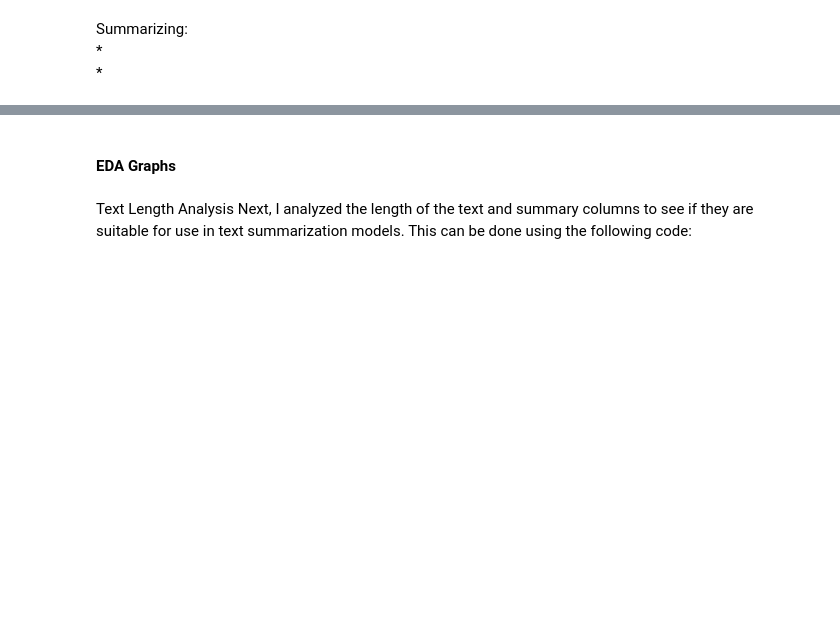
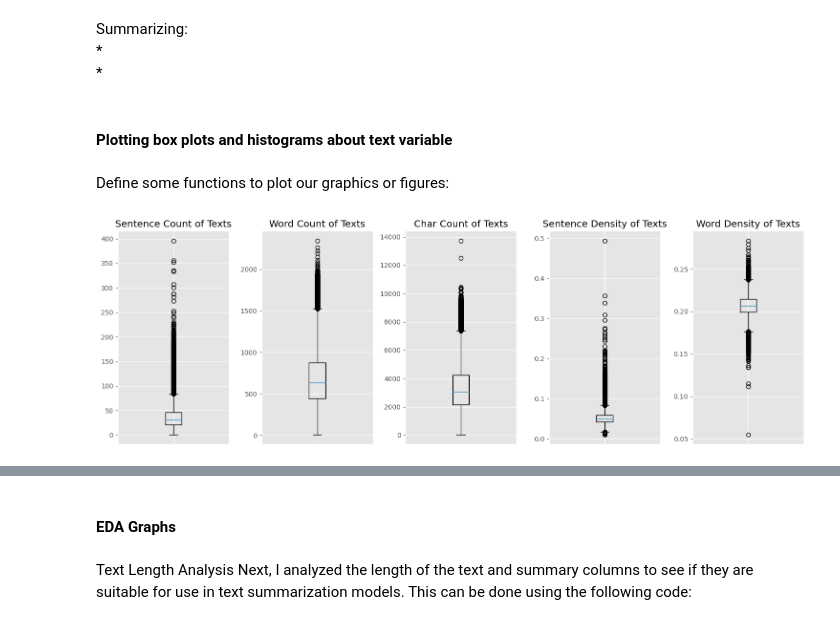
Before and after one commit to Aditya190600/SummaryGen, a Jupyter notebook: notebook/EDA.ipynb, the cells around one changed output, grey strips where cells are left out. Cells and saved outputs as stored; diff of their text form; code cells hidden in the pictures; blank space fills up the shorter version.

```diff
--- a/notebook/EDA.ipynb
+++ b/notebook/EDA.ipynb
@@ -24,7 +24,13 @@ import matplotlib.pyplot as plt
 import seaborn as sns
 import numpy as np
 
+import nltk
+#nltk.download('stopwords')
+#nltk.download('punkt')
+
 from nltk.corpus import stopwords
+stopwords = set(stopwords.words("english"))
+
 from nltk.util import ngrams
 
 from sklearn.feature_extraction.text import CountVectorizer
@@ -32,21 +38,23 @@ from collections import defaultdict
 from collections import  Counter
 
 plt.style.use('ggplot')
-stop=set(stopwords.words('english'))
 import re
 from nltk.tokenize import word_tokenize
 
+import smart_open
 import gensim
 from gensim.summarization.textcleaner import split_sentences
 
 import string
+import random
+
 #from keras.preprocessing.text import Tokenizer
 #from keras.preprocessing.sequence import pad_sequences
 from tqdm import tqdm
 # %%
 #df_BBC = pd.read_csv("D:\\WINDOWS\\Datasets\\Textual\\BBC News Summary\\BBC Text.csv", encoding='iso-8859-1')
 
-df_CNN = pd.read_csv("D:\\WINDOWS\\Datasets\\Textual\\cnn_dailymail\\train.csv", encoding='utf-8')
+df_CNN = pd.read_csv("/mnt/home/lakshmia/SummaryGen/cnn_dailymail/train.csv", encoding='utf-8')
 # %% [markdown]
 Top 5 Records in both datasets
 # %%
@@ -196,5 +199,5 @@ def count_stopwords(text, stopwords):
 punc = string.punctuation
 
 #Create the list of stopwords
-stopwords = stopwords.words('english')
+stopwords = nltk.corpus.stopwords.words('english')
 # %%
@@ -256,3 +286,22 @@ df_CNN[['text_sent_count', 'text_word_count', 'text_char_count', 'text_stopw_cou
 Summarizing:
 *
 *
+# %% [markdown]
+#### Plotting box plots and histograms about text variable
+# %%
+# We declare a new dataframe for plotting porpouses
+#data=dataset
+
+# Create a dictionary to title the columns based on their names
+labels_dict={'sum_word_count': 'Word Count of Summaries','text_word_count': 'Word Count of Texts',
+             'sum_char_count': 'Char Count of Summaries','text_char_count': 'Char Count of Texts',
+             'sum_word_density': 'Word Density of Summaries','text_word_density': 'Word Density of Texts',
+             'sum_punc_count': 'Punctuation Count of Summaries','text_punc_count': 'Punctuation Count of Texts',
+             'text_sent_count': 'Sentence Count of Texts', 'sum_sent_count': 'Sentence Count of Summaries',
+             'text_sent_density': 'Sentence Density of Texts', 'sum_sent_density': 'Sentence Density of Summaries',
+             'text_stopw_count': 'Stopwords Count of Texts', 'sum_stopw_count': 'Stopwords Count of Summaries',
+             'ADJ': 'adjective','ADP': 'adposition', 'ADV': 'adverb','CONJ': 'conjunction',
+             'DET': 'determiner','NOUN': 'noun', 'text_unknown_count': 'Unknown words in Texts',
+             'sum_unknown_count': 'Unknown words in Summaries',}
+# %% [markdown]
+Define some functions to plot our graphics or figures:
@@ -258,0 +396,7 @@ Summarizing:
+# %%
+#Set the columns to plot
+plot_vars=np.array([['text_sent_count', 'text_word_count', 'text_char_count','text_sent_density','text_word_density']])
+# Plot the boxplots for the interesting columns
+plot_boxplots(df_new, plot_vars, labels_dict, figsize=(10,3))
+# %% [output]
+[figure, added]
```
Also changed, not shown: parts of 15 cells of this notebook, 2 other files.
